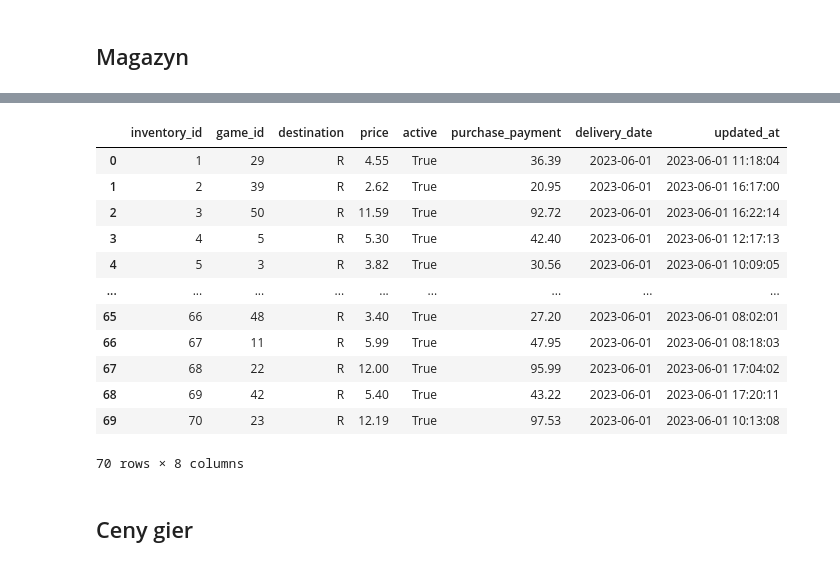
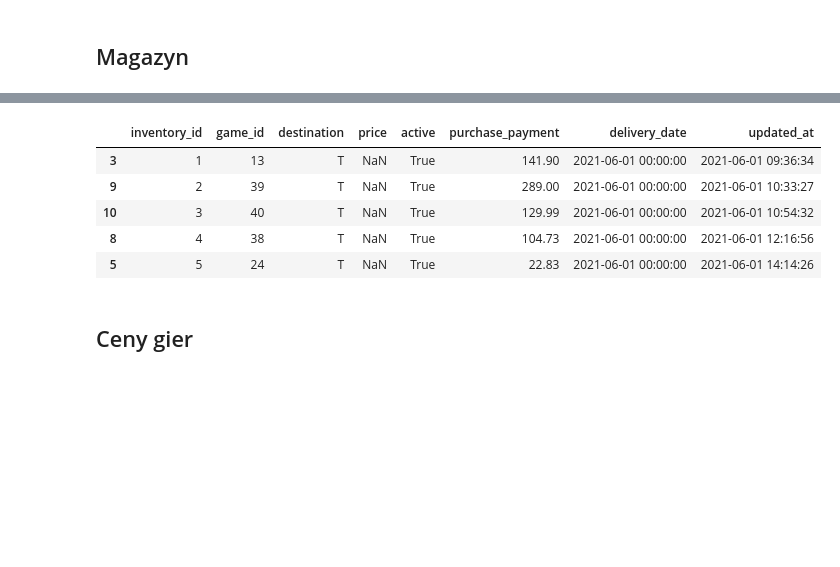
Before and after one commit to o-Mateo-o/geeks-and-dragons-db, a Jupyter notebook: notebooks/attempts/gen.ipynb, the cells around one changed output, grey strips where cells are left out. Cells and saved outputs as stored; diff of their text form; code cells hidden in the pictures; blank space fills up the shorter version.

Commit message:
inventory

```diff
--- a/notebooks/attempts/gen.ipynb
+++ b/notebooks/attempts/gen.ipynb
@@ -767,19 +766,13 @@ def rental():
-# %%
-rental()
-# %% [output]
-|  | inventory_id | game_id | destination | price | active | purchase_payment | delivery_date | updated_at |
-| 0 | 1 | 29 | R | 4.55 | True | 36.39 | 2023-06-01 | 2023-06-01 11:18:04 |
-| 1 | 2 | 39 | R | 2.62 | True | 20.95 | 2023-06-01 | 2023-06-01 16:17:00 |
-| 2 | 3 | 50 | R | 11.59 | True | 92.72 | 2023-06-01 | 2023-06-01 16:22:14 |
-| 3 | 4 | 5 | R | 5.30 | True | 42.40 | 2023-06-01 | 2023-06-01 12:17:13 |
-| 4 | 5 | 3 | R | 3.82 | True | 30.56 | 2023-06-01 | 2023-06-01 10:09:05 |
-| ... | ... | ... | ... | ... | ... | ... | ... | ... |
-| 65 | 66 | 48 | R | 3.40 | True | 27.20 | 2023-06-01 | 2023-06-01 08:02:01 |
-| 66 | 67 | 11 | R | 5.99 | True | 47.95 | 2023-06-01 | 2023-06-01 08:18:03 |
-| 67 | 68 | 22 | R | 12.00 | True | 95.99 | 2023-06-01 | 2023-06-01 17:04:02 |
-| 68 | 69 | 42 | R | 5.40 | True | 43.22 | 2023-06-01 | 2023-06-01 17:20:11 |
-| 69 | 70 | 23 | R | 12.19 | True | 97.53 | 2023-06-01 | 2023-06-01 10:13:08 |
-70 rows × 8 columns
+# %%
+inventory = inventory_df_generator(tournaments)
+inventory.head()
+# %% [output]
+|  | inventory_id | game_id | destination | price | active | purchase_payment | delivery_date | updated_at |
+| 3 | 1 | 13 | T | NaN | True | 141.90 | 2021-06-01 00:00:00 | 2021-06-01 09:36:34 |
+| 9 | 2 | 39 | T | NaN | True | 289.00 | 2021-06-01 00:00:00 | 2021-06-01 10:33:27 |
+| 10 | 3 | 40 | T | NaN | True | 129.99 | 2021-06-01 00:00:00 | 2021-06-01 10:54:32 |
+| 8 | 4 | 38 | T | NaN | True | 104.73 | 2021-06-01 00:00:00 | 2021-06-01 12:16:56 |
+| 5 | 5 | 24 | T | NaN | True | 22.83 | 2021-06-01 00:00:00 | 2021-06-01 14:14:26 |
 # %% [markdown]
 ## Ceny gier
 # %% [markdown]
```
Also changed, not shown: parts of 22 cells of this notebook.
